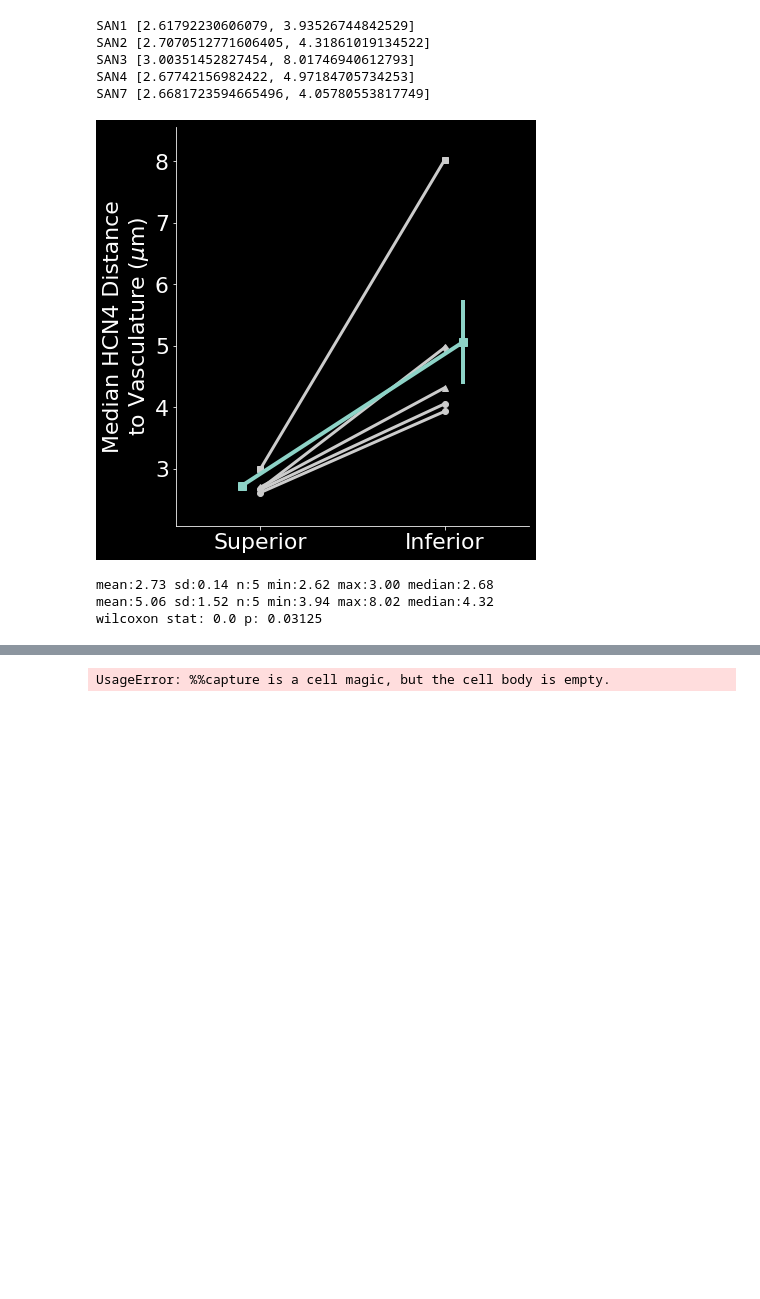
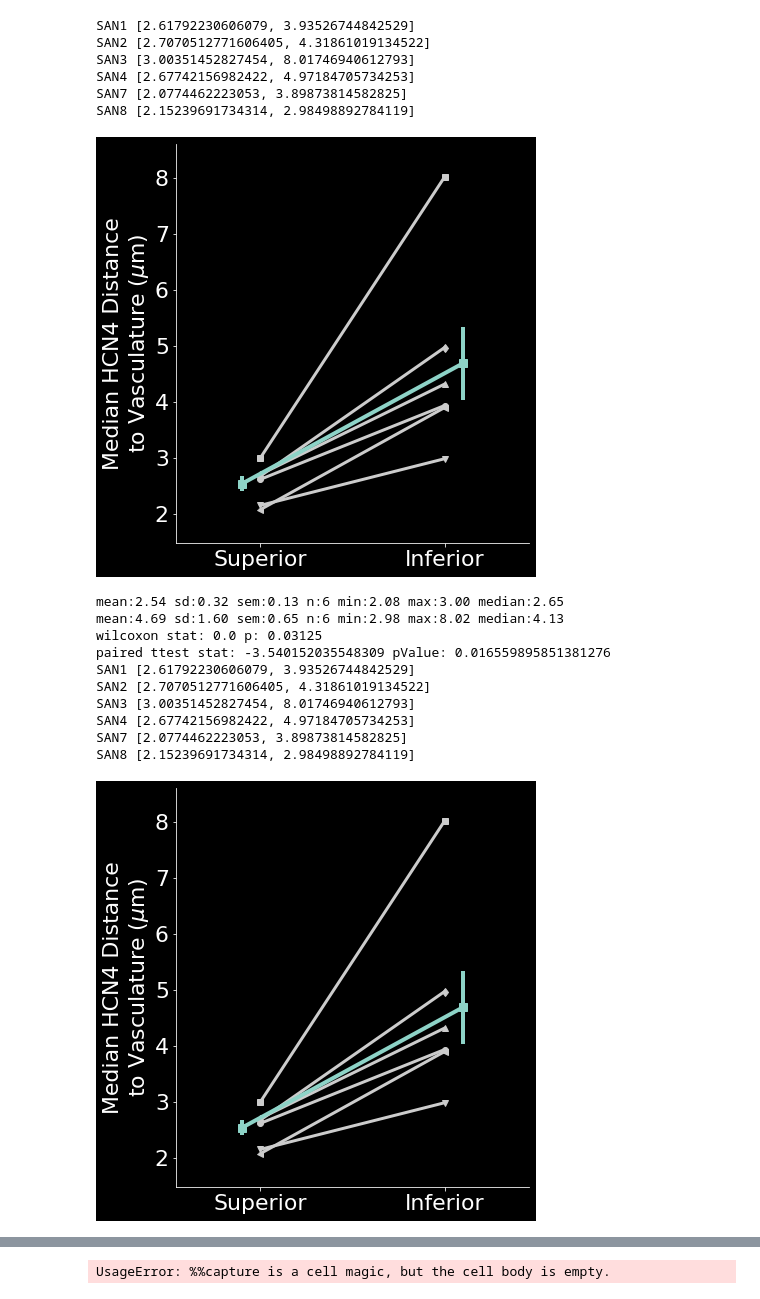
Before and after one commit to cudmore/saNode, a Jupyter notebook: sanode/notebooks/manuscript-20201103.ipynb, the cells around one changed output, grey strips where cells are left out. Saved outputs shown, nothing was run; the diff lists cells and outputs as text; code cells hidden in the pictures; blank space fills up the shorter version.

```diff
--- a/sanode/notebooks/manuscript-20201103.ipynb
+++ b/sanode/notebooks/manuscript-20201103.ipynb
@@ -45,15 +46,27 @@ wilcoxon stat: 15.0 p: 0.03125
 # %%
 # this requires a file
 #os.path.isfile('../../hcn4-Distance-Result.csv')
 
-aicsPlot.plotMeanDist(csvFile='../../hcn4-Distance-Result.csv')
+# this file is created in aicsMyocyteDistanceToVasc.py
+
+#aicsPlot.plotMeanDist(csvFile='../../hcn4-Distance-Result.csv')
+aicsPlot.plotMeanDist(csvFile='../../hcn4-Distance-Result-20210324.csv')
 # %% [output]
 SAN1 [2.61792230606079, 3.93526744842529]
 SAN2 [2.7070512771606405, 4.31861019134522]
 SAN3 [3.00351452827454, 8.01746940612793]
 SAN4 [2.67742156982422, 4.97184705734253]
-SAN7 [2.6681723594665496, 4.05780553817749]
+SAN7 [2.0774462223053, 3.89873814582825]
+SAN8 [2.15239691734314, 2.98498892784119]
-[figure, old version]
+[figure, new version]
-mean:2.73 sd:0.14 n:5 min:2.62 max:3.00 median:2.68
-mean:5.06 sd:1.52 n:5 min:3.94 max:8.02 median:4.32
+mean:2.54 sd:0.32 sem:0.13 n:6 min:2.08 max:3.00 median:2.65
+mean:4.69 sd:1.60 sem:0.65 n:6 min:2.98 max:8.02 median:4.13
 wilcoxon stat: 0.0 p: 0.03125
+paired ttest stat: -3.540152035548309 pValue: 0.016559895851381276
+SAN1 [2.61792230606079, 3.93526744842529]
+SAN2 [2.7070512771606405, 4.31861019134522]
+SAN3 [3.00351452827454, 8.01746940612793]
+SAN4 [2.67742156982422, 4.97184705734253]
+SAN7 [2.0774462223053, 3.89873814582825]
+SAN8 [2.15239691734314, 2.98498892784119]
+[figure, added]
```
Also changed, not shown: parts of 3 cells of this notebook, 4 other files.
